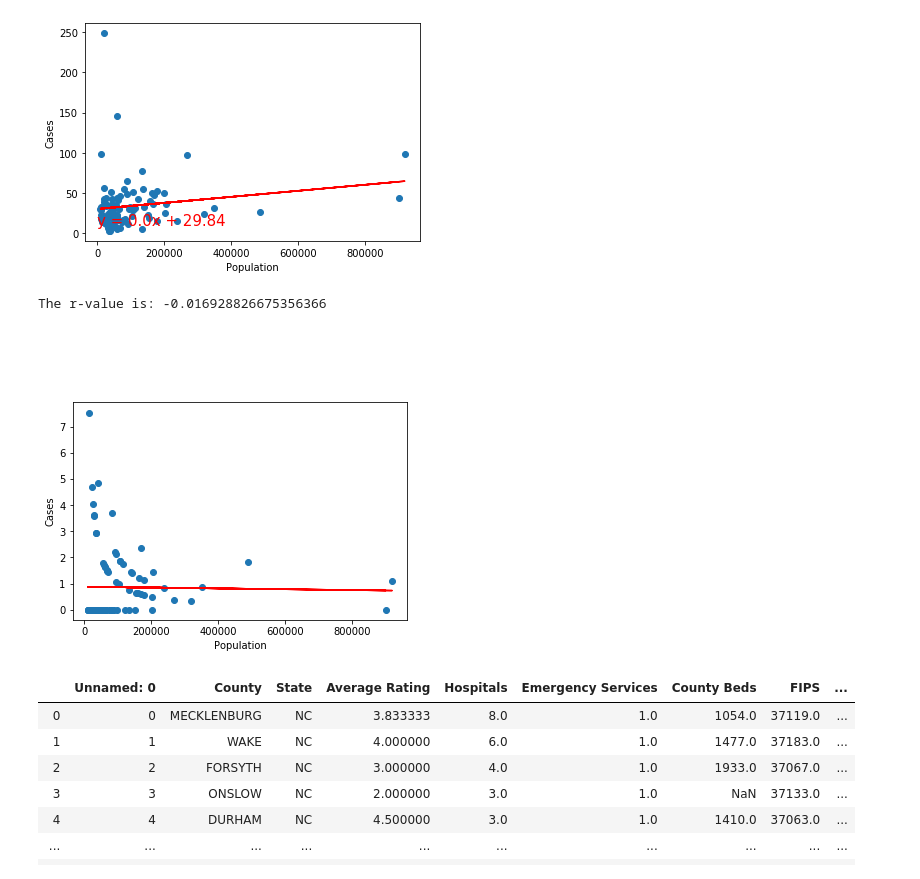
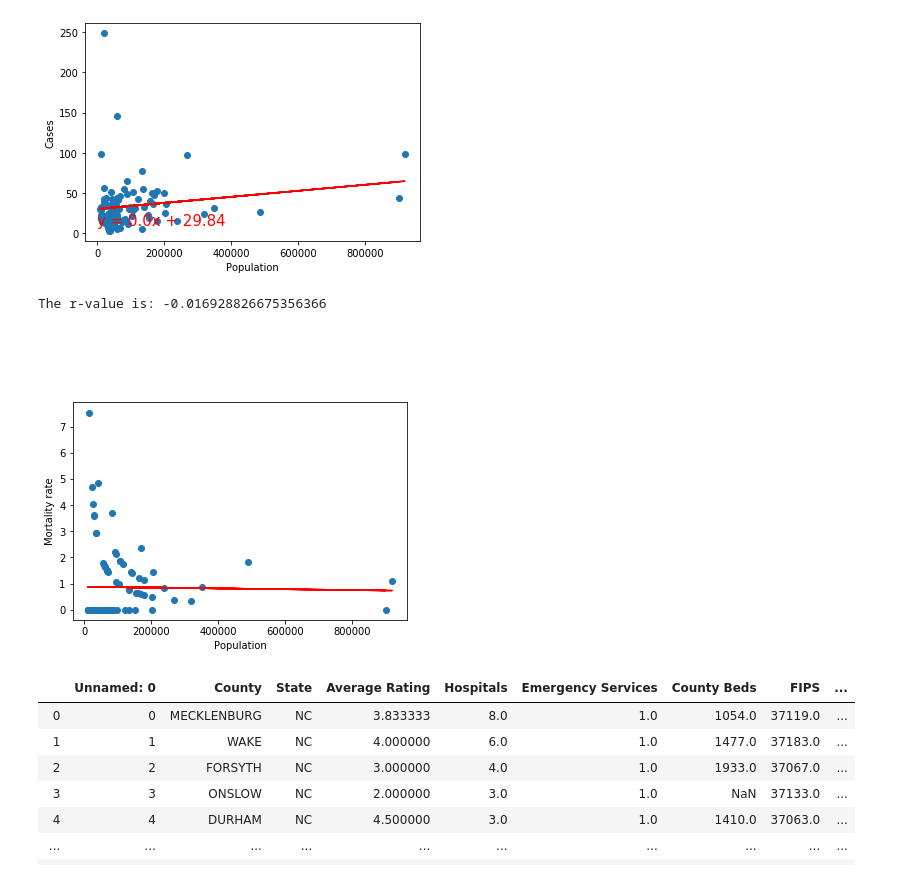
Before and after one commit to jtpeters963/Project-1, a Jupyter notebook: census_analysis.ipynb, the cells around one changed output. Saved outputs shown, nothing was run; the diff lists cells and outputs as text; code cells hidden in the pictures.

```diff
--- a/census_analysis.ipynb
+++ b/census_analysis.ipynb
@@ -143,22 +143,22 @@ The r-value is: 0.1695682989770808
 # %%
 # Correlation between Mortality rate and population in NC counties
 
 
 x_values = df_covid_census_merged['POP100']
 y_values = df_covid_census_merged['mortality_rate']
 (slope, intercept, rvalue, pvalue, stderr) = linregress(x_values, y_values)
 regress_values = x_values * slope + intercept
 line_eq = "y = " + str(round(slope,2)) + "x + " + str(round(intercept,2))
 plt.scatter(x_values,y_values)
 plt.plot(x_values,regress_values,"r-")
 plt.annotate(line_eq,(6,10),fontsize=15,color="red")
 plt.xlabel('Population')
-plt.ylabel('Cases')
+plt.ylabel('Mortality rate')
 print(f"The r-value is: {rvalue}")
 plt.show()
 # %% [output]
 The r-value is: -0.016928826675356366
-[figure, old version]
+[figure, new version]
 # %%
 #Fix the county column for merging with census data(make lower case and add word 'County"')
 df_hospitals["NAME"] = df_hospitals.apply(lambda row: row.County.title() + " County", axis=1)
```
Also changed, not shown: parts of 1 cell of this notebook.
